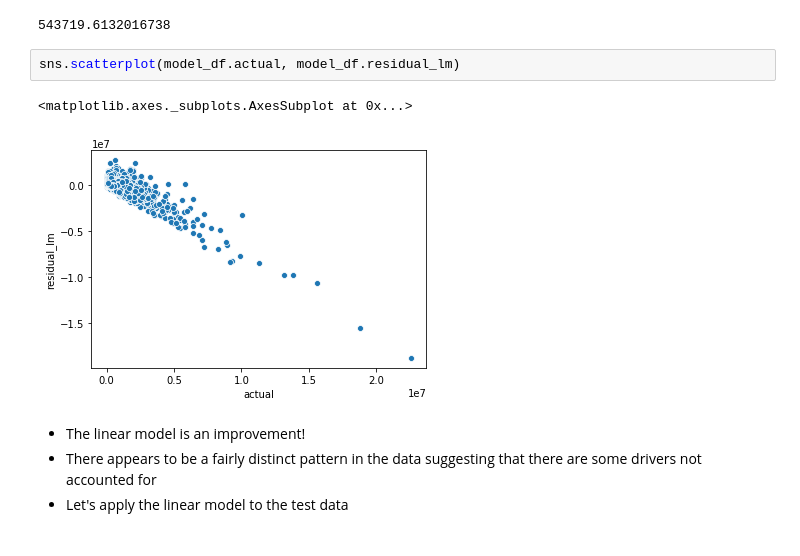
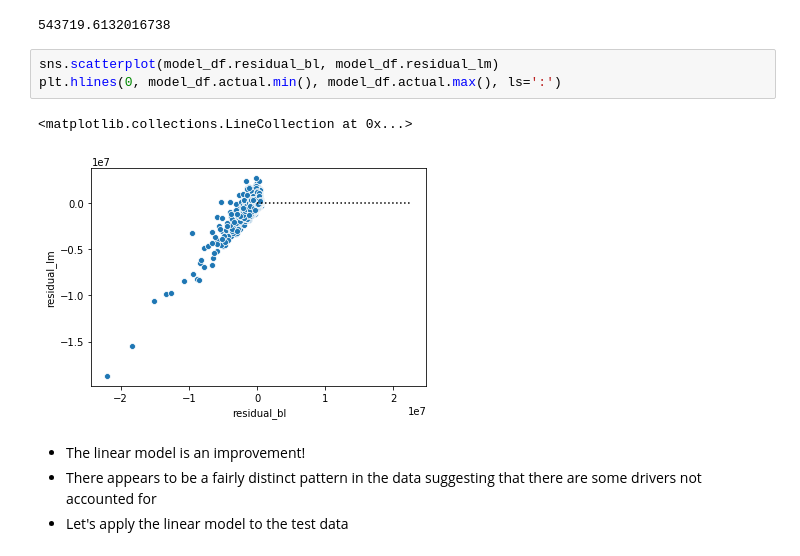
Before and after one commit to JadaShipp/ds-methodologies-exercises, a Jupyter notebook: project/zillow_final_project.ipynb, the cells around one changed output. Saved outputs shown, nothing was run; the diff lists cells and outputs as text.

Commit message:
minor plotting adjustments

```diff
--- a/project/zillow_final_project.ipynb
+++ b/project/zillow_final_project.ipynb
@@ -362,10 +362,11 @@ model_df.linear_predictions.mean()
 # %% [output]
 543719.6132016738
 # %%
-sns.scatterplot(model_df.actual, model_df.residual_lm)
+sns.scatterplot(model_df.residual_bl, model_df.residual_lm)
+plt.hlines(0, model_df.actual.min(), model_df.actual.max(), ls=':')
 # %% [output]
-<matplotlib.axes._subplots.AxesSubplot at 0x...>
+<matplotlib.collections.LineCollection at 0x...>
-[figure, old version]
+[figure, new version]
 # %% [markdown]
 - The linear model is an improvement!
 - There appears to be a fairly distinct pattern in the data suggesting that there are some drivers not accounted for
```
